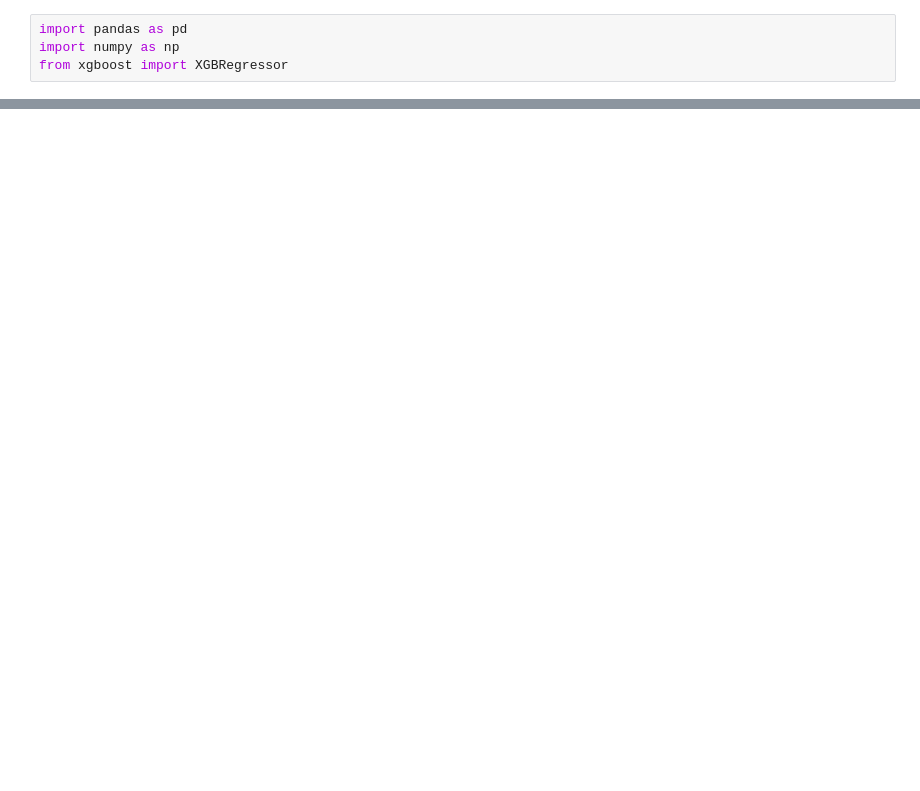
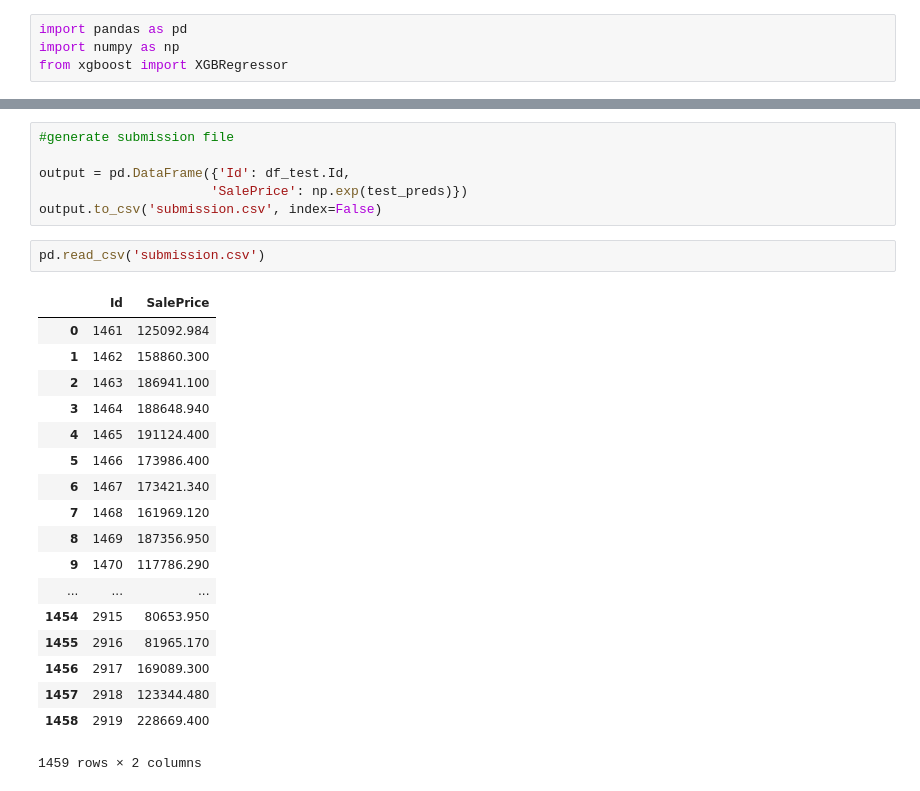
Before and after one commit to TheHexa1/Kaggle, a Jupyter notebook: Kaggle_housing_price_prediction.ipynb, the cells around one changed output, grey strips where cells are left out. Drawn from its saved outputs; the diff is of its cells as text; blank space fills up the shorter version.

```diff
--- a/Kaggle_housing_price_prediction.ipynb
+++ b/Kaggle_housing_price_prediction.ipynb
@@ -292,0 +195,27 @@ array([266876.70000082, 165117.40707039, 158393.69130564, 228836.64630127,
+# %%
+#generate submission file
+
+output = pd.DataFrame({'Id': df_test.Id,
+                      'SalePrice': np.exp(test_preds)})
+output.to_csv('submission.csv', index=False)
+# %%
+pd.read_csv('submission.csv')
+# %% [output]
+|  | Id | SalePrice |
+| 0 | 1461 | 125092.984 |
+| 1 | 1462 | 158860.300 |
+| 2 | 1463 | 186941.100 |
+| 3 | 1464 | 188648.940 |
+| 4 | 1465 | 191124.400 |
+| 5 | 1466 | 173986.400 |
+| 6 | 1467 | 173421.340 |
+| 7 | 1468 | 161969.120 |
+| 8 | 1469 | 187356.950 |
+| 9 | 1470 | 117786.290 |
+| ... | ... | ... |
+| 1454 | 2915 | 80653.950 |
+| 1455 | 2916 | 81965.170 |
+| 1456 | 2917 | 169089.300 |
+| 1457 | 2918 | 123344.480 |
+| 1458 | 2919 | 228669.400 |
+1459 rows × 2 columns
```
Also changed, not shown: parts of 46 cells of this notebook.
